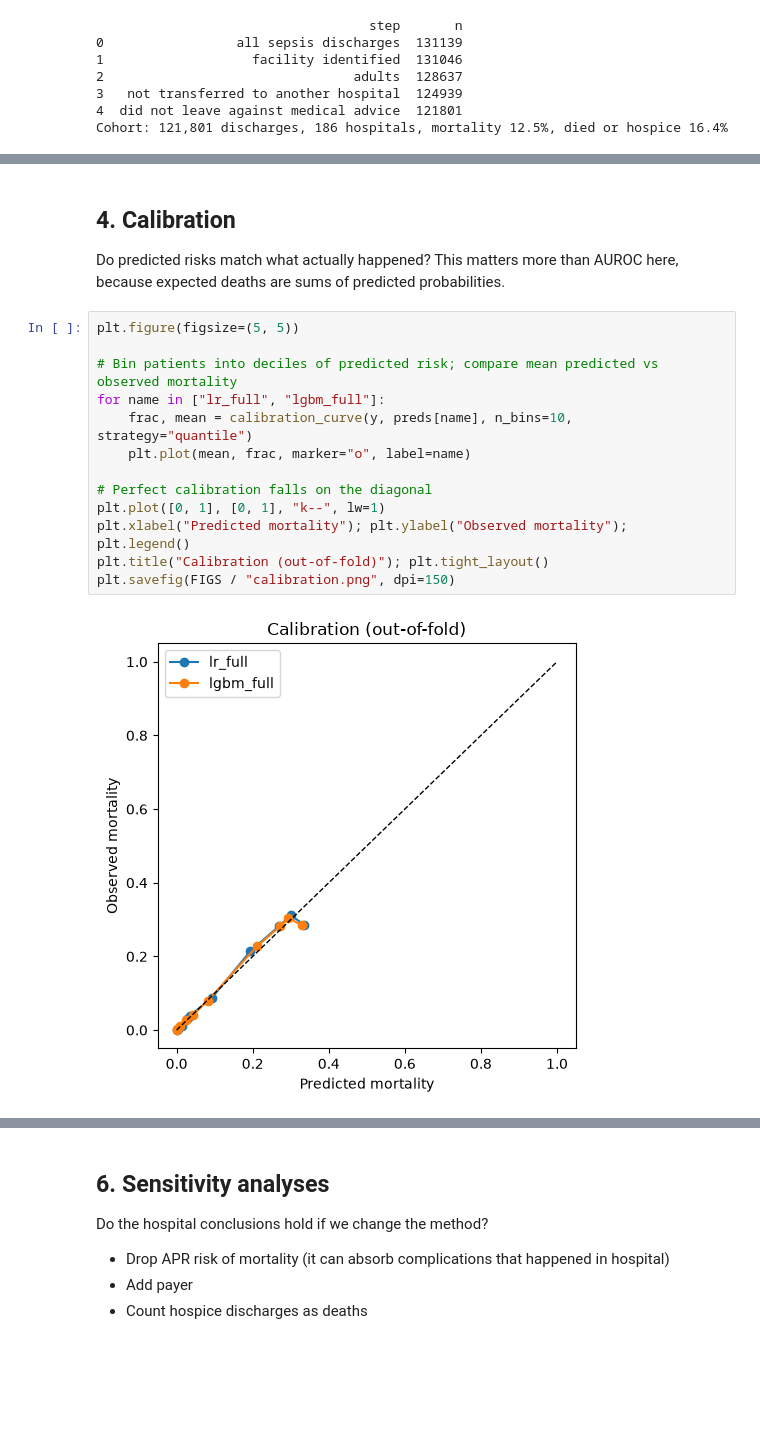
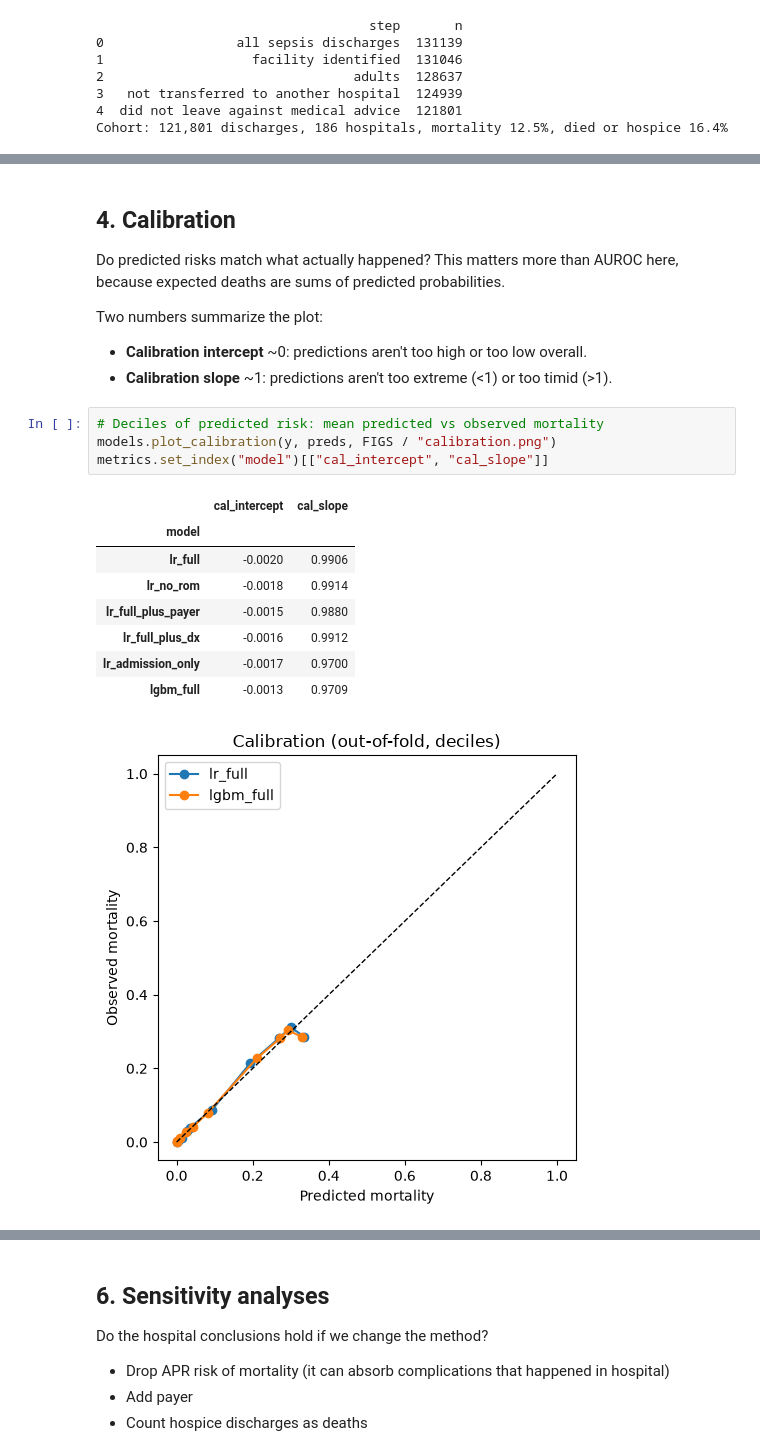
Before and after one commit to sbhattap/sparcs-sepsis, a Jupyter notebook: sparcs_sepsis_2023.ipynb, the cells around one changed output, grey strips where cells are left out. Saved outputs shown, nothing was run; the diff lists cells and outputs as text; blank space fills up the shorter version.

```diff
--- a/sparcs_sepsis_2023.ipynb
+++ b/sparcs_sepsis_2023.ipynb
@@ -290,20 +400,23 @@ metrics.to_csv(FIGS / "model_metrics.csv", index=False)
 # %% [markdown]
 ## 4. Calibration
 Do predicted risks match what actually happened? This matters more than AUROC here, because expected deaths are sums of predicted probabilities.
+
+Two numbers summarize the plot:
+- **Calibration intercept** ~0: predictions aren't too high or too low overall.
+- **Calibration slope** ~1: predictions aren't too extreme (<1) or too timid (>1).
 # %%
-plt.figure(figsize=(5, 5))
-
-# Bin patients into deciles of predicted risk; compare mean predicted vs observed mortality
-for name in ["lr_full", "lgbm_full"]:
-    frac, mean = calibration_curve(y, preds[name], n_bins=10, strategy="quantile")
-    plt.plot(mean, frac, marker="o", label=name)
-
-# Perfect calibration falls on the diagonal
-plt.plot([0, 1], [0, 1], "k--", lw=1)
-plt.xlabel("Predicted mortality"); plt.ylabel("Observed mortality"); plt.legend()
-plt.title("Calibration (out-of-fold)"); plt.tight_layout()
-plt.savefig(FIGS / "calibration.png", dpi=150)
+# Deciles of predicted risk: mean predicted vs observed mortality
+models.plot_calibration(y, preds, FIGS / "calibration.png")
+metrics.set_index("model")[["cal_intercept", "cal_slope"]]
 # %% [output]
+|  | cal_intercept | cal_slope |
+| model |  |  |
+| lr_full | -0.0020 | 0.9906 |
+| lr_no_rom | -0.0018 | 0.9914 |
+| lr_full_plus_payer | -0.0015 | 0.9880 |
+| lr_full_plus_dx | -0.0016 | 0.9912 |
+| lr_admission_only | -0.0017 | 0.9700 |
+| lgbm_full | -0.0013 | 0.9709 |
-[figure, old version]
+[figure, new version]
 # %% [markdown]
 ## 5. Hospital observed vs expected (O/E) and funnel plot
```
Also changed, not shown: parts of 23 cells of this notebook, 7 other files.
